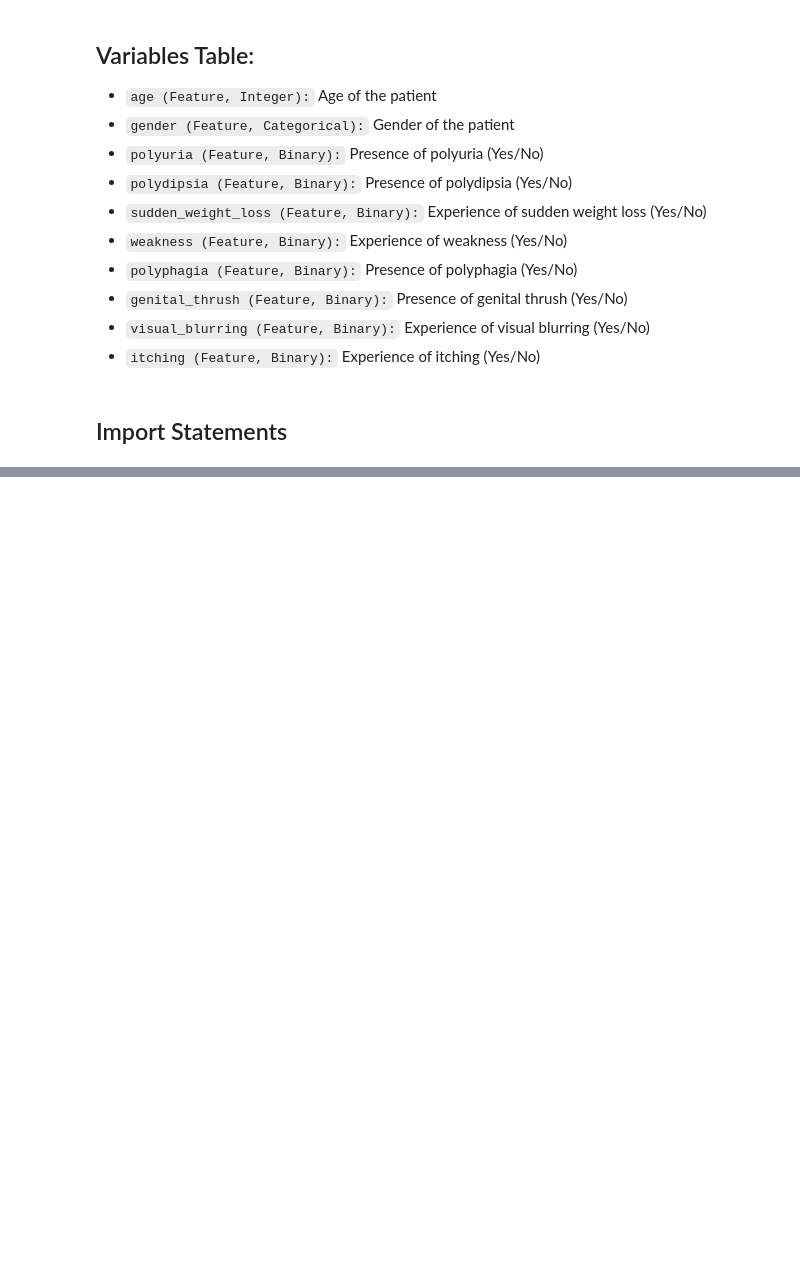
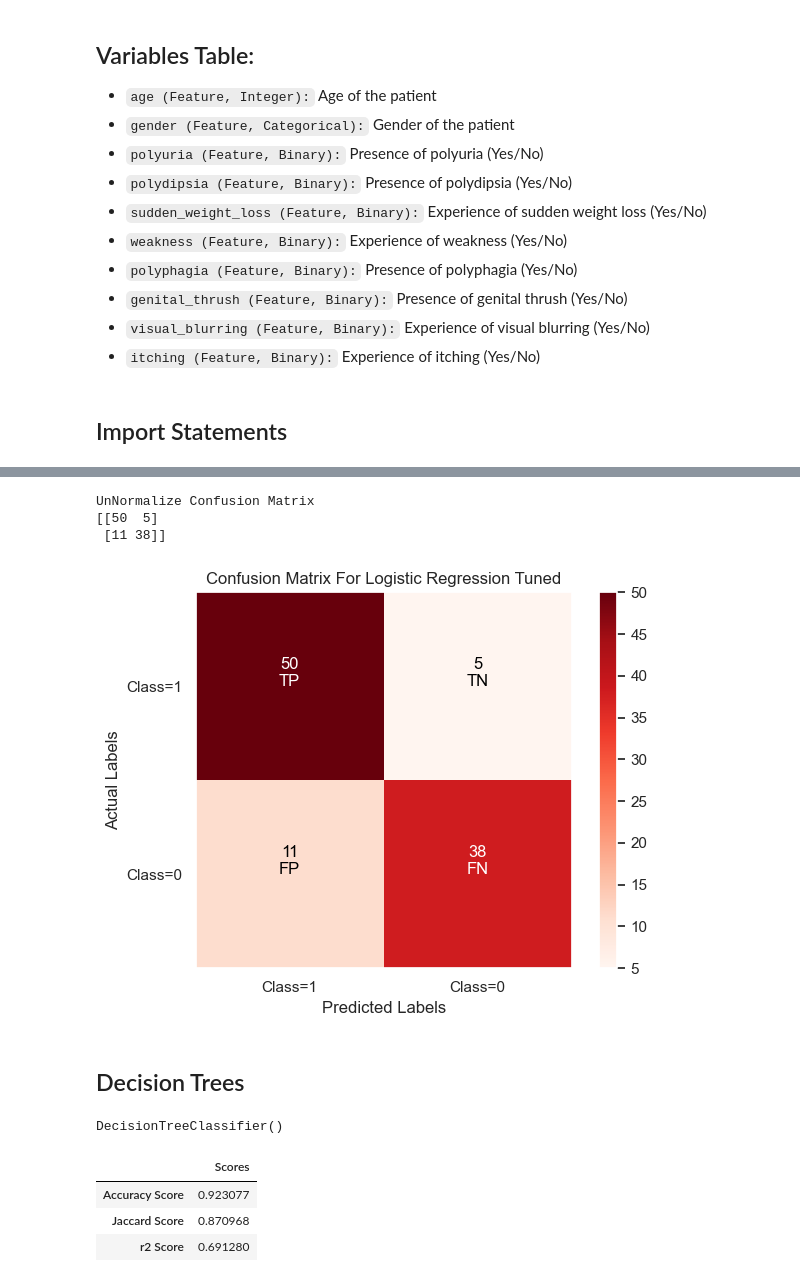
Before and after one commit to ahmedyar7/Machine-Learning-Projects, a Jupyter notebook: Early Stage Diabetes Risk Prediction/main.ipynb, the cells around one changed output, grey strips where cells are left out. Drawn from its saved outputs; the diff is of its cells as text; code cells hidden in the pictures; blank space fills up the shorter version.

```diff
--- a/Early Stage Diabetes Risk Prediction/main.ipynb
+++ b/Early Stage Diabetes Risk Prediction/main.ipynb
@@ -92,0 +277,38 @@ SyntaxError: incomplete input (313360176.py, line 2)
+# %%
+plot_confusion_matrix(
+    cm=confusion_matrix(grid_predict, y_test, labels=[1, 0]),
+    classes=["Class=1", "Class=0"],
+    title="Confusion Matrix For Logistic Regression Tuned",
+    cmap=plt.cm.Reds,
+)
+# %% [output]
+UnNormalize Confusion Matrix
+[[50  5]
+ [11 38]]
+[figure, added]
+# %% [markdown]
+## Decision Trees
+# %%
+tree = DecisionTreeClassifier()
+tree.fit(X_train, y_train)
+# %% [output]
+DecisionTreeClassifier()
+# %%
+tree_predict = tree.predict(X_test)
+
+tree_accuracy_score = accuracy_score(tree_predict, y_test)
+tree_jaccard_score = jaccard_score(tree_predict, y_test)
+tree_r2_score = r2_score(tree_predict, y_test)
+
+index = ["Accuracy Score", "Jaccard Score", "r2 Score"]
+
+report = {"Scores": [tree_accuracy_score, tree_jaccard_score, tree_r2_score]}
+
+Report = pd.DataFrame(report, index=index)
+
+Report
+# %% [output]
+|  | Scores |
+| Accuracy Score | 0.923077 |
+| Jaccard Score | 0.870968 |
+| r2 Score | 0.691280 |
```
Also changed, not shown: parts of 26 cells of this notebook.
